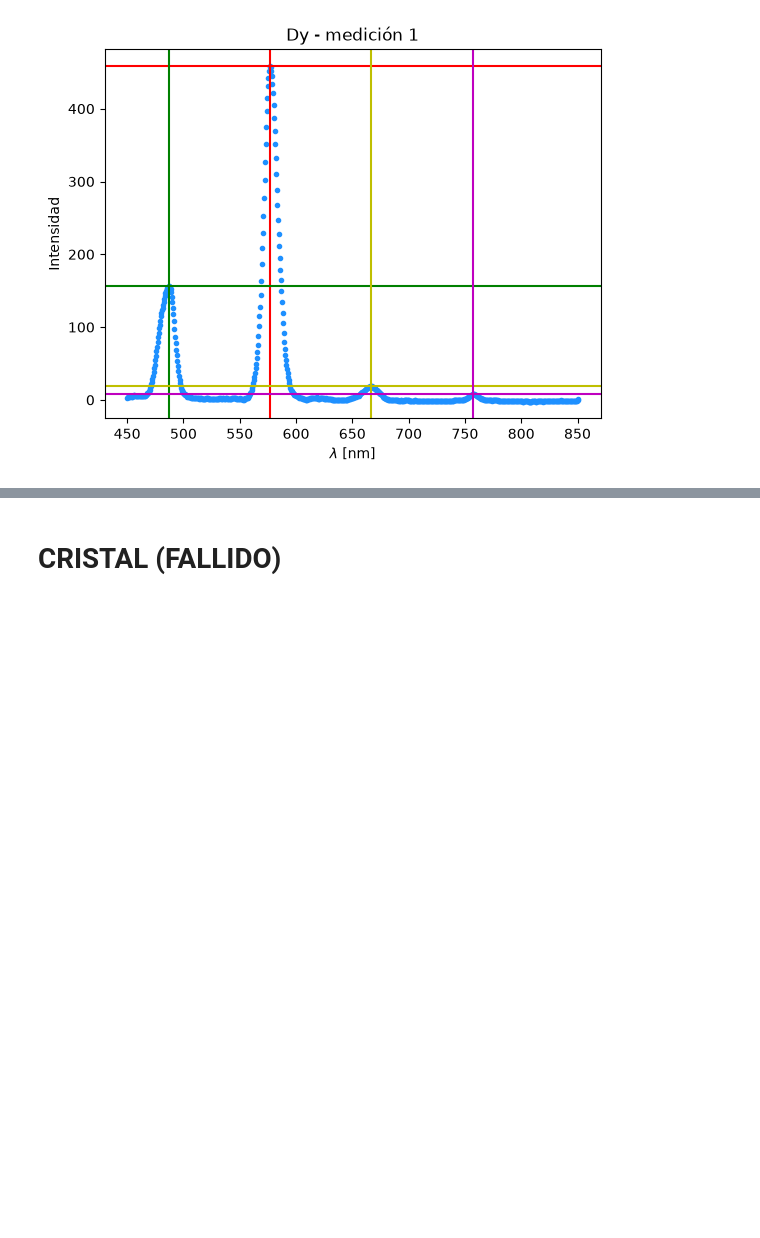
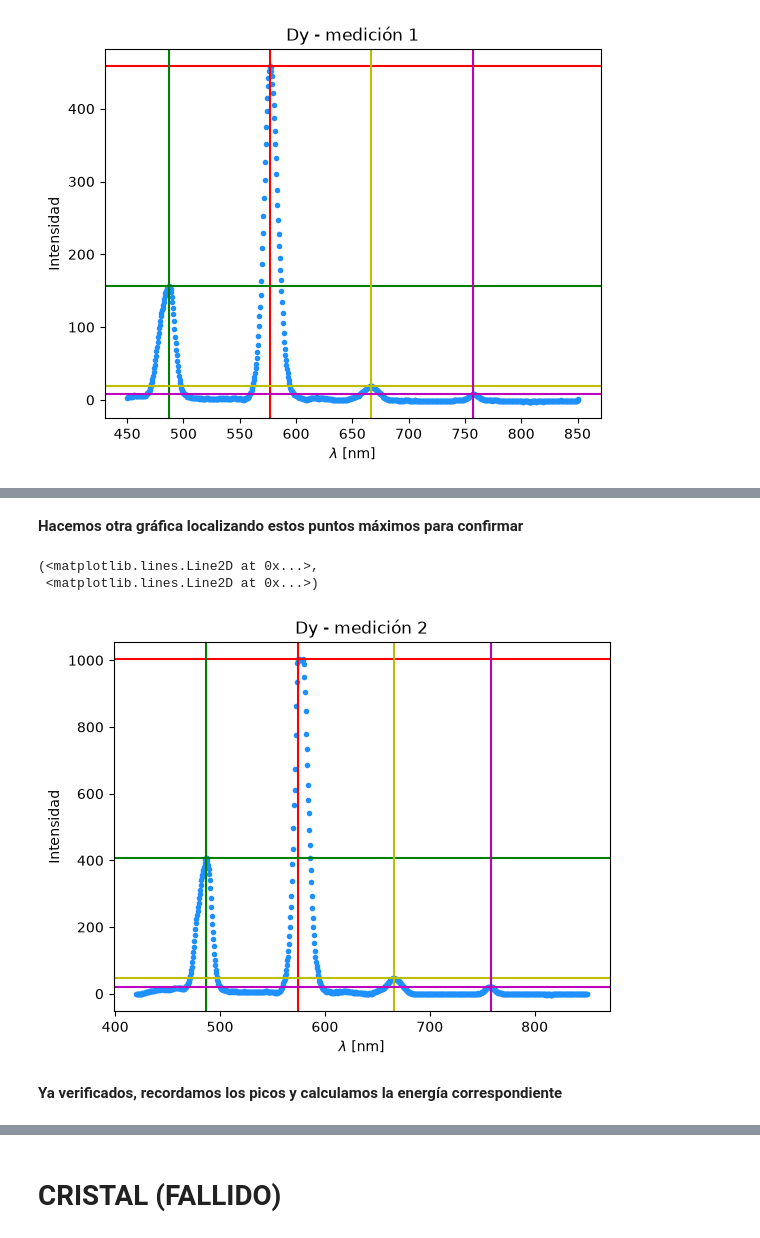
Before and after one commit to Alexi5omg/Labo-Contemporanea-I, a Jupyter notebook: P2-Propiedades_Opticas_Tierras_Raras/Analisis-P2.ipynb, the cells around one changed output, grey strips where cells are left out. Drawn from its saved outputs; the diff is of its cells as text; code cells hidden in the pictures; blank space fills up the shorter version.

```diff
--- a/P2-Propiedades_Opticas_Tierras_Raras/Analisis-P2.ipynb
+++ b/P2-Propiedades_Opticas_Tierras_Raras/Analisis-P2.ipynb
@@ -127,0 +203,29 @@ plt.axvline(dy_med_1_pico_4,c='m'), plt.axhline(dy_med_1_maxInt_4,c='m') # pico
+# %%
+# Ubicamos el pico (1) más grande
+dy_med_2_maxInt_1 = max(dy_med_2_y)
+dy_med_2_pico_1 = dy_med_2_x[np.argmax(dy_med_2_y)]
+
+print('Intensidad max 1 =',dy_med_2_maxInt_1)
+print(r'Lambda max 1 =',dy_med_2_pico_1)
+
+# Ubicamos los demás picos ajustando el rango a mano (viendo la gráfica)
+# pico (2)
+dy_med_2_maxInt_2 = max(dy_med_2_y[0:200])
+dy_med_2_pico_2 = dy_med_2_x[np.argmax(dy_med_2_y[0:200])]
+
+print('Intensidad max 2 =',dy_med_2_maxInt_2)
+print(r'Lambda max 2 =',dy_med_2_pico_2)
+
+# pico (3)
+dy_med_2_maxInt_3 = max(dy_med_2_y[400:600])
+dy_med_2_pico_3 = dy_med_2_x[400 + np.argmax(dy_med_2_y[400:600])]
+
+print('Intensidad max 3 =',dy_med_2_maxInt_3)
+print(r'Lambda max 3 =',dy_med_2_pico_3)
+
+# pico (4)
+dy_med_2_maxInt_4 = max(dy_med_2_y[600::])
+dy_med_2_pico_4 = dy_med_2_x[600 + np.argmax(dy_med_2_y[600::])]
+
+print('Intensidad max 4 =',dy_med_2_maxInt_4)
+print(r'Lambda max 4 =',dy_med_2_pico_4)
@@ -127,0 +241,17 @@ plt.axvline(dy_med_1_pico_4,c='m'), plt.axhline(dy_med_1_maxInt_4,c='m') # pico
+# %% [markdown]
+**Hacemos otra gráfica localizando estos puntos máximos para confirmar**
+# %%
+plt.plot(dy_med_2_x,dy_med_2_y,'.',c='dodgerblue')
+plt.title('Dy - medición 2')
+plt.xlabel(r'$\lambda$ [nm]'), plt.ylabel(r'Intensidad')
+plt.axvline(dy_med_2_pico_1,c='r'), plt.axhline(dy_med_2_maxInt_1,c='r') # pico (1)
+plt.axvline(dy_med_2_pico_2,c='g'), plt.axhline(dy_med_2_maxInt_2,c='g') # pico (2)
+plt.axvline(dy_med_2_pico_3,c='y'), plt.axhline(dy_med_2_maxInt_3,c='y') # pico (3)
+plt.axvline(dy_med_2_pico_4,c='m'), plt.axhline(dy_med_2_maxInt_4,c='m') # pico (4)
+#plt.grid()
+# %% [output]
+(<matplotlib.lines.Line2D at 0x...>,
+ <matplotlib.lines.Line2D at 0x...>)
+[figure, added]
+# %% [markdown]
+**Ya verificados, recordamos los picos y calculamos la energía correspondiente**
```
Also changed, not shown: parts of 38 cells of this notebook.
